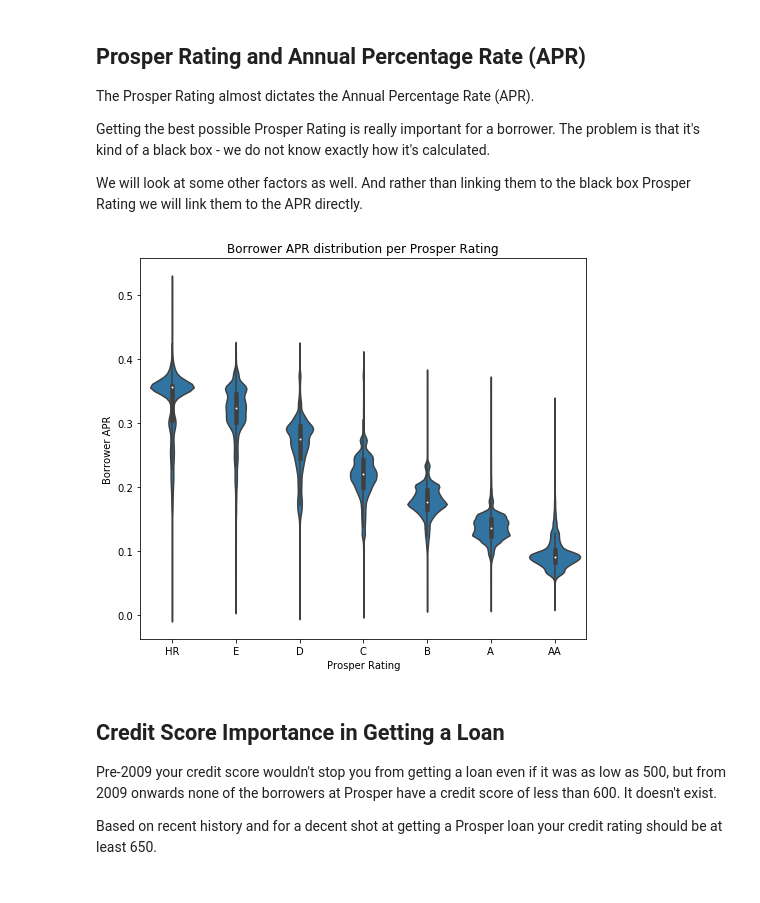
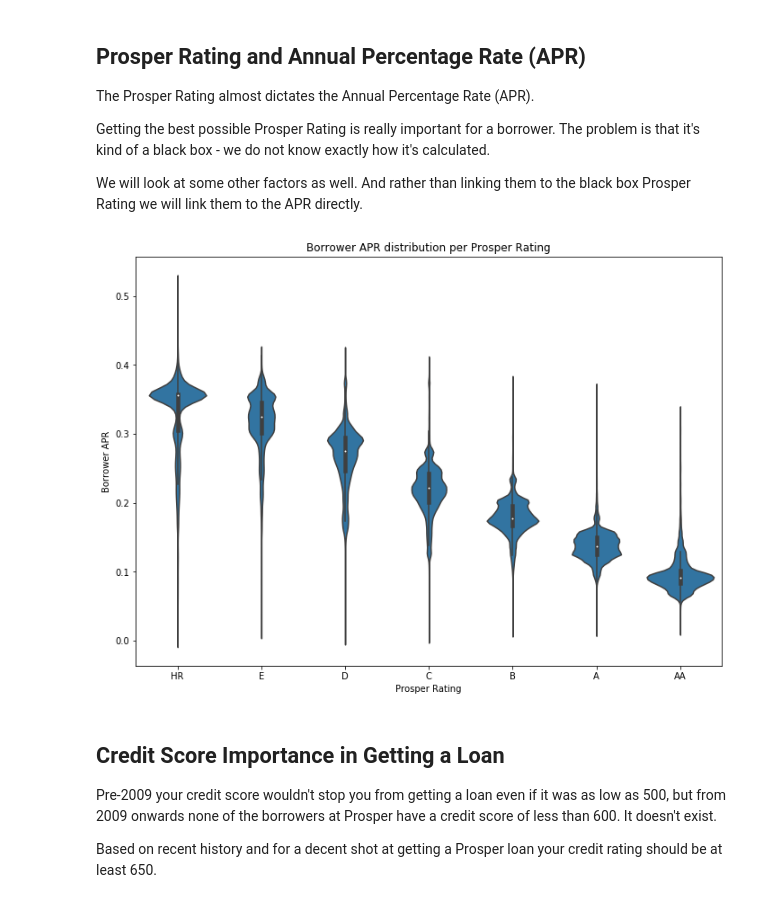
Before and after one commit to trulsmoller/communicate_data_findings, a Jupyter notebook: explan_slide_deck.ipynb, the cells around one changed output. Drawn from its saved outputs; the diff is of its cells as text; code cells hidden in the pictures.

```diff
--- a/explan_slide_deck.ipynb
+++ b/explan_slide_deck.ipynb
@@ -184,13 +184,13 @@ Getting the best possible Prosper Rating is really important for a borrower. The
 
 We will look at some other factors as well. And rather than linking them to the black box Prosper Rating we will link them to the APR directly.
 # %%
-plt.figure(figsize = [8, 7])
+plt.figure(figsize = [11.69,8.37])
 sb.violinplot(data = df, x='ProsperRating', y='BorrowerAPR', color=base_color)
 plt.xlabel('Prosper Rating')
 plt.ylabel('Borrower APR')
 plt.title('Borrower APR distribution per Prosper Rating');
 # %% [output]
-[figure, old version]
+[figure, new version]
 # %% [markdown]
 ## Credit Score Importance in Getting a Loan
 
```
Also changed, not shown: parts of 7 cells of this notebook, 1 other file.
